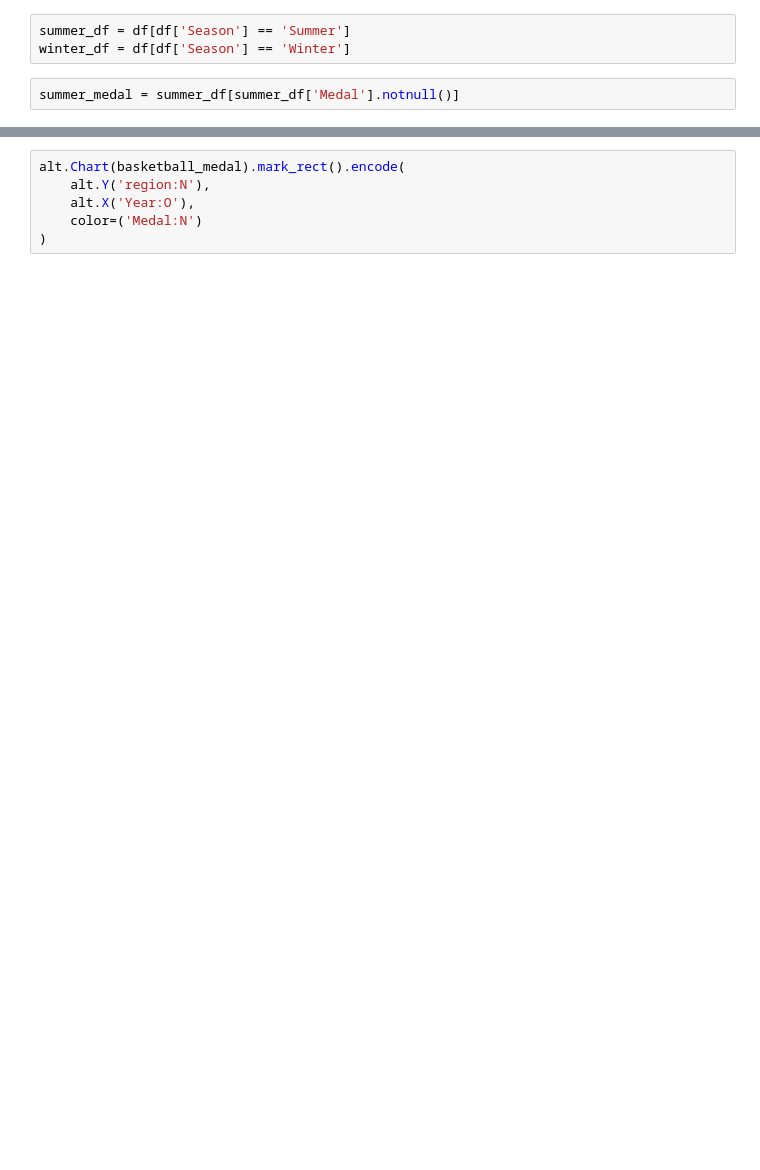
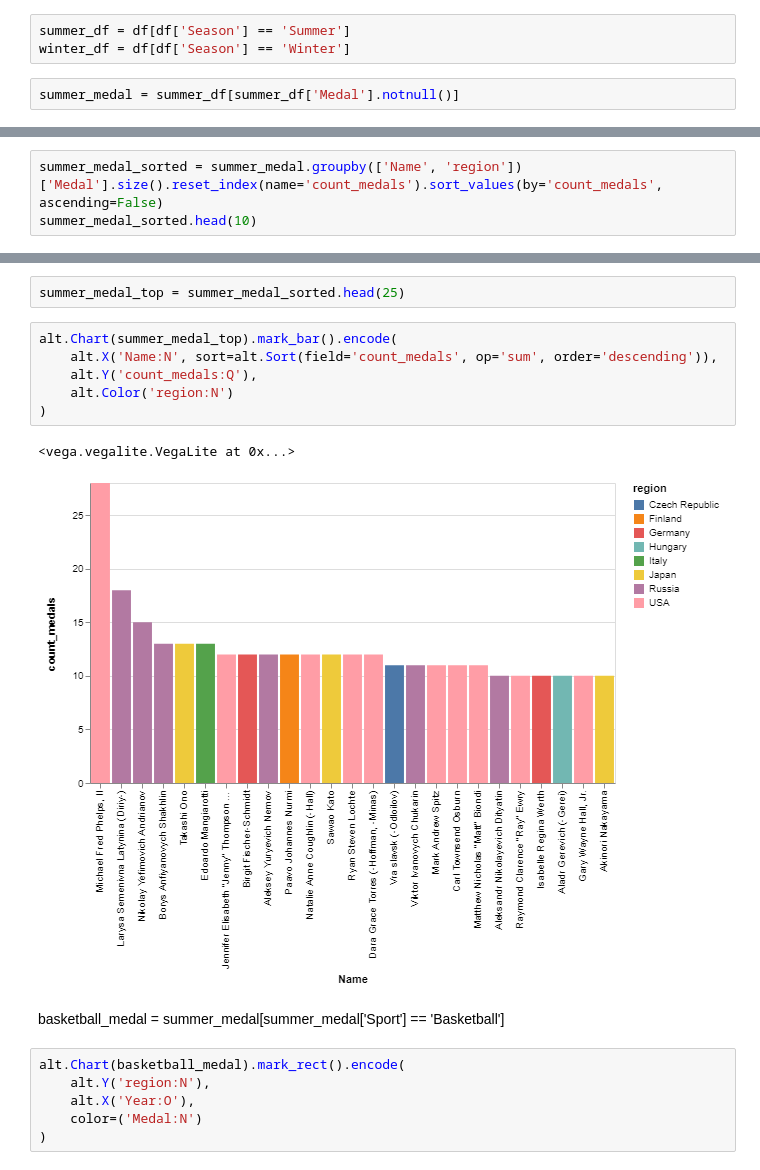
Before and after one commit to sarthakbatragatech/OlympicViz, a Jupyter notebook: 6. Medals.ipynb, the cells around one changed output, grey strips where cells are left out. Cells and saved outputs as stored; diff of their text form; blank space fills up the shorter version.

Commit message:
Generated plots for top medal holders

```diff
--- a/6. Medals.ipynb
+++ b/6. Medals.ipynb
@@ -20,0 +30,3 @@ basketball_medal = summer_medal[summer_medal['Sport'] == 'Basketball']
+# %%
+summer_medal_sorted = summer_medal.groupby(['Name', 'region'])['Medal'].size().reset_index(name='count_medals').sort_values(by='count_medals', ascending=False)
+summer_medal_sorted.head(10)
@@ -21,3 +45,16 @@ basketball_medal = summer_medal[summer_medal['Sport'] == 'Basketball']
+# %%
+summer_medal_top = summer_medal_sorted.head(25)
+# %%
+alt.Chart(summer_medal_top).mark_bar().encode(
+    alt.X('Name:N', sort=alt.Sort(field='count_medals', op='sum', order='descending')),
+    alt.Y('count_medals:Q'),
+    alt.Color('region:N')
+)
+# %% [output]
+<vega.vegalite.VegaLite at 0x...>
+[figure, added]
+# %% [markdown]
+basketball_medal = summer_medal[summer_medal['Sport'] == 'Basketball']
 # %%
 alt.Chart(basketball_medal).mark_rect().encode(
     alt.Y('region:N'),
```
Also changed, not shown: parts of 5 cells of this notebook, 2 other files.
